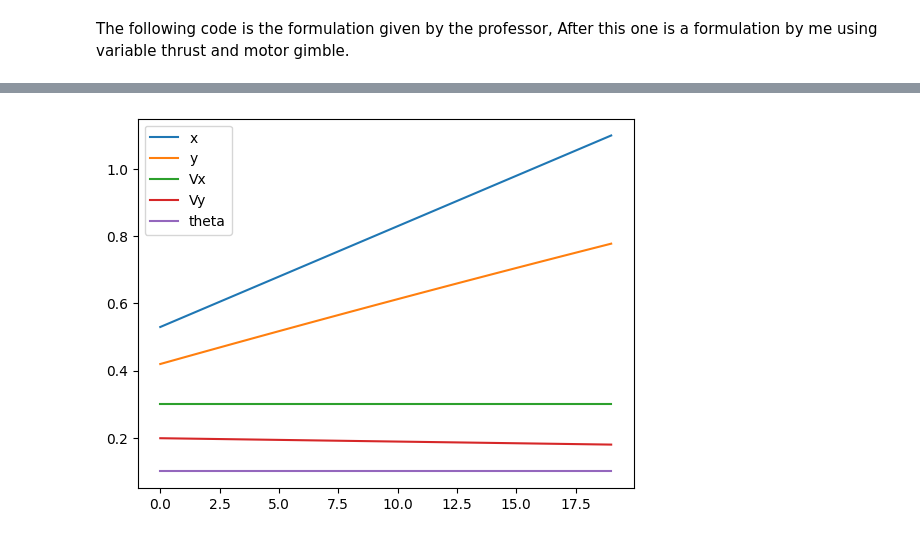
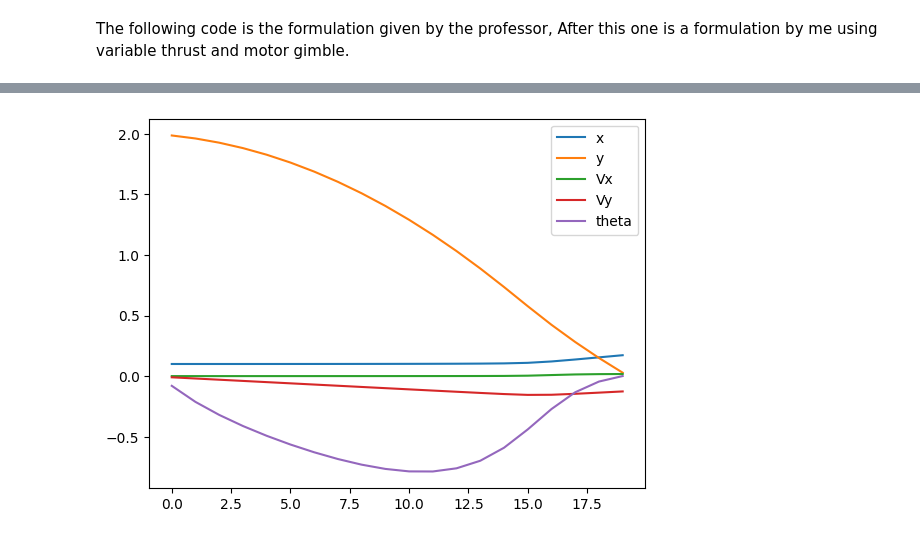
Before and after one commit to zachpoit/MAE598, a Jupyter notebook: Project1/Project1.ipynb, the cells around one changed output, grey strips where cells are left out. Cells and saved outputs as stored; diff of their text form; code cells hidden in the pictures.

```diff
--- a/Project1/Project1.ipynb
+++ b/Project1/Project1.ipynb
@@ -21,9 +21,9 @@ t.manual_seed(0)
 
 # environment parameters
 
-FRAME_TIME = 0.1  # time interval
+FRAME_TIME = 1  # time interval
 GRAVITY_ACCEL = 0.01  # gravity constant
-BOOST_ACCEL = 0.01  # thrust constant
+BOOST_ACCEL = 0.02  # thrust constant
 
 # # the following parameters are not being used in the sample code
 # PLATFORM_WIDTH = 0.25  # landing platform width
@@ -72,7 +72,7 @@ class Dynamics(nn.Module):
         delta_state = BOOST_ACCEL * t.mul(state_tensor,action[0])
 
         # Second action tensor
-        delta_state_theta = t.mul(t.tensor([0., 0., 0., 0., 1.]), action[1])
+        delta_state_theta = t.mul(t.tensor([0., 0., 0., 0., 1.]), (np.pi/4)*(2*action[1] - 1))
 
         # update state
         state = state + delta_state + delta_state_gravity + delta_state_theta
@@ -86,33 +86,6 @@ class Dynamics(nn.Module):
 
         state = t.matmul(step_mat,state)
 
-
-        """
-        action: thrust or no thrust
-        state[0] = y
-        state[1] = y_dot
-        """
-        '''
-        # Apply gravity
-        # Note: Here gravity is used to change velocity which is the second element of the state vector
-        # Normally, we would do x[1] = x[1] + gravity * delta_time
-        # but this is not allowed in PyTorch since it overwrites one variable (x[1]) that is part of the computational graph to be differentiated.
-        # Therefore, I define a tensor dx = [0., gravity * delta_time], and do x = x + dx. This is allowed...
-        delta_state_gravity = t.tensor([0., GRAVITY_ACCEL * FRAME_TIME])
-
-        # Thrust
-        # Note: Same reason as above. Need a 2-by-1 tensor.
-        delta_state = BOOST_ACCEL * FRAME_TIME * t.tensor([0., -1.]) * action
-
-        # Update velocity
-        state = state + delta_state + delta_state_gravity
-
-        # Update state
-        # Note: Same as above. Use operators on matrices/tensors as much as possible. Do not use element-wise operators as they are considered inplace.
-        step_mat = t.tensor([[1., FRAME_TIME],
-                            [0., 1.]])
-        state = t.matmul(step_mat, state)
-        '''
         return state
 
 # a deterministic controller
@@ -171,11 +144,11 @@ class Simulation(nn.Module):
 
     @staticmethod
     def initialize_state():
-        state = [0.5,0.4,0.3,0.2,0.1]  # TODO: need batch of initial states
+        state = [0.1,2.,0.,0.,0.1]  # TODO: need batch of initial states
         return t.tensor(state, requires_grad=False).float()
 
     def error(self, state):
-        weights = t.tensor([1.,1.,0.1,0.1,100.])
+        weights = t.tensor([1.,1.,1.,5.,10.])
         return t.matmul(weights.T,t.square(state))
 
 # set up the optimizer
@@ -221,11 +194,11 @@ class Optimize:
 
 T = 20  # number of time steps
 dim_input = 5  # state space dimensions
-dim_hidden = 8 # latent dimensions
+dim_hidden = 12 # latent dimensions
 dim_output = 2  # action space dimensions
 d = Dynamics()  # define dynamics
 c = Controller(dim_input, dim_hidden, dim_output)  # define controller
 s = Simulation(c, d, T)  # define simulation
 o = Optimize(s)  # define optimizer
-o.train(40)  # solve the optimization problem
+o.train(50)  # solve the optimization problem
 # %% [output]
@@ -249,4 +222,4 @@ o.train(40)  # solve the optimization problem
-[figure, old version]
+[figure, new version]
 # %% [markdown]
 ### Formulation of Rocket with gimble and variable thrust
 
```
Also changed, not shown: parts of 3 cells of this notebook.
